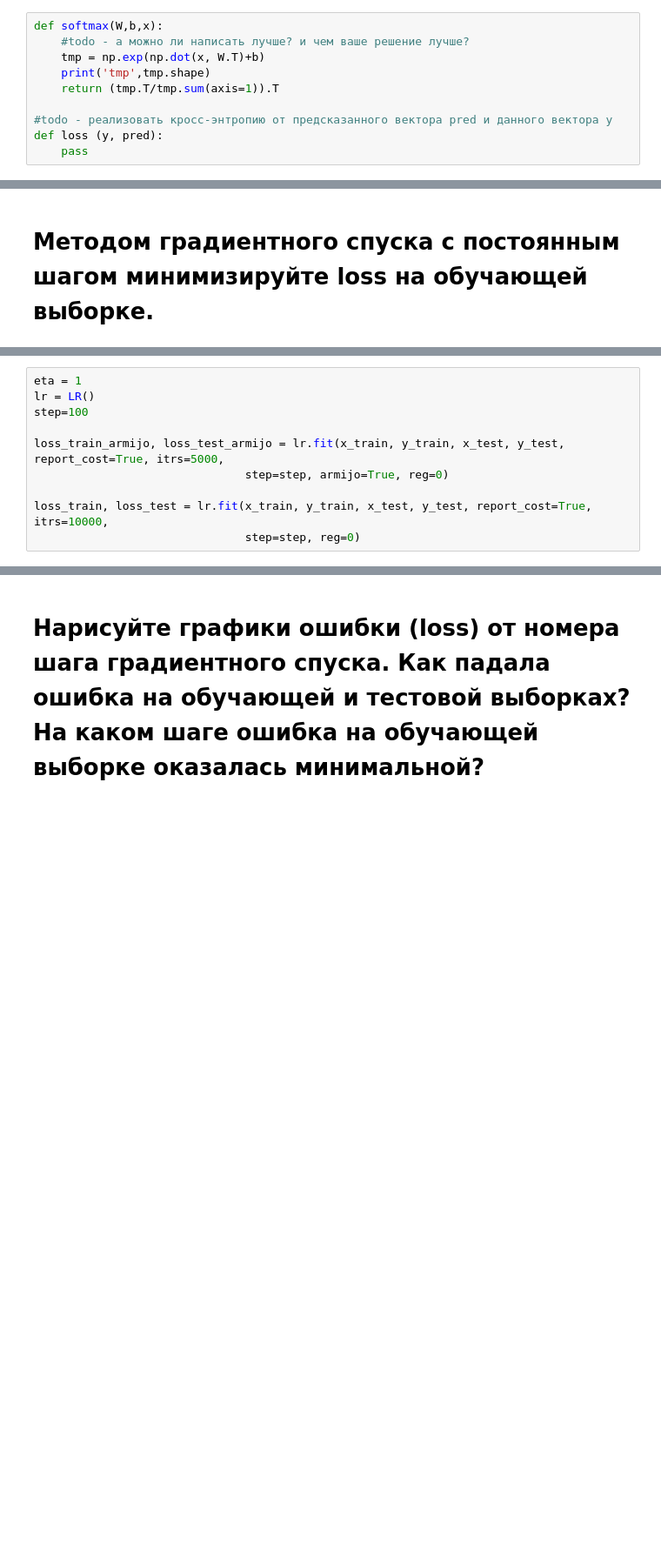
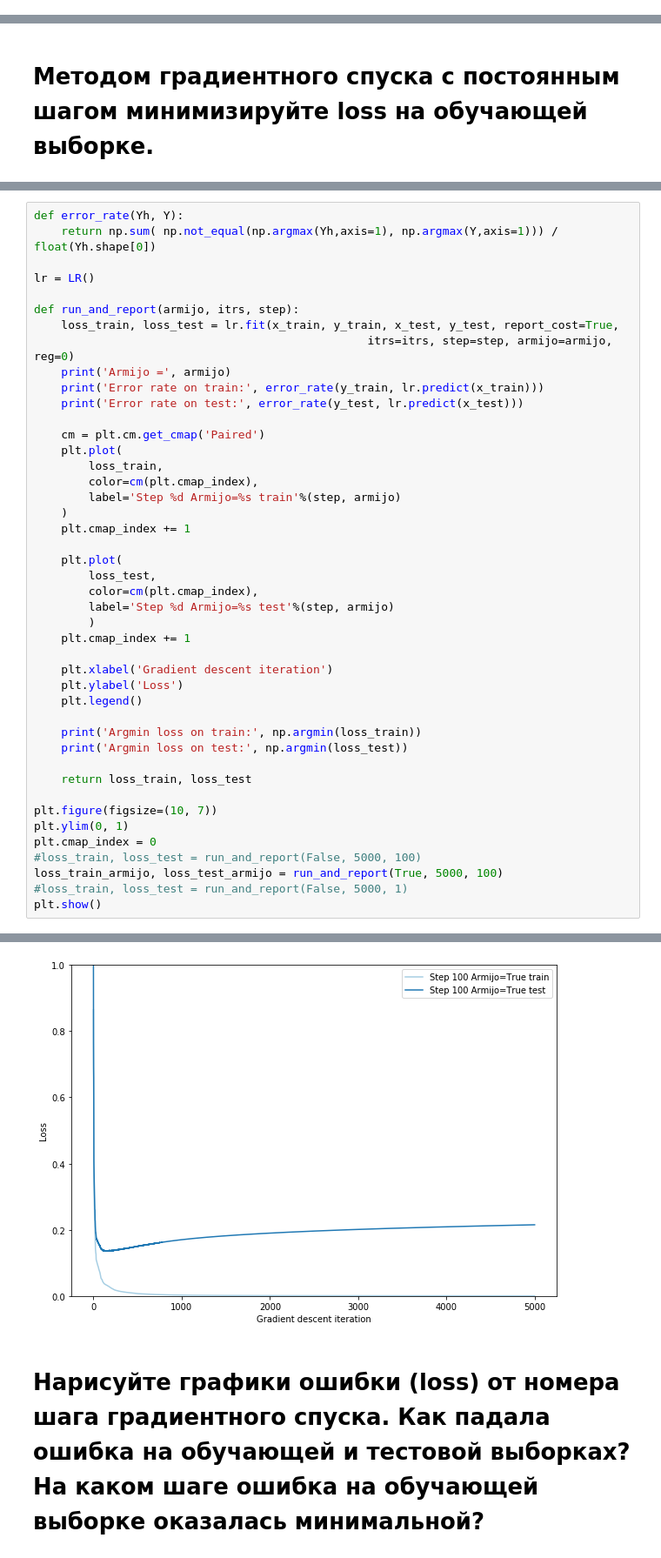
Before and after one commit to Wiki-fan/MIPT-all, a Jupyter notebook: prak2/solution.ipynb, the cells around one changed output, grey strips where cells are left out. Shown at 87% size. Saved outputs shown, nothing was run; the diff lists cells and outputs as text; blank space fills up the shorter version.

```diff
--- a/prak2/solution.ipynb
+++ b/prak2/solution.ipynb
@@ -101,15 +101,5 @@ $$
 и полученные значения будут как раз давать в сумме 1 и ими мы будем приближать вероятности.
 
 Оценивать качество нашей модели будем с помощью кросс-энтропии, см https://en.wikipedia.org/wiki/Cross_entropy
-# %%
-def softmax(W,b,x):
-    #todo - а можно ли написать лучше? и чем ваше решение лучше?
-    tmp = np.exp(np.dot(x, W.T)+b)
-    print('tmp',tmp.shape)
-    return (tmp.T/tmp.sum(axis=1)).T
-
-#todo - реализовать кросс-энтропию от предсказанного вектора pred и данного вектора y
-def loss (y, pred):
-    pass
 # %% [markdown]
 # В данной точке x нужно научиться считать градиент. Выведите правила и посчитайте градиент в точке. Для того, чтобы выбирать градиент по всем точкам, можно его усреднить.
@@ -201,10 +211,0 @@ class LR:
-# %%
-eta = 1
-lr = LR()
-step=100
-
-loss_train_armijo, loss_test_armijo = lr.fit(x_train, y_train, x_test, y_test, report_cost=True, itrs=5000,
-                               step=step, armijo=True, reg=0)
-
-loss_train, loss_test = lr.fit(x_train, y_train, x_test, y_test, report_cost=True, itrs=10000,
-                               step=step, reg=0)
@@ -226,0 +212,45 @@ print(error_rate(y_test, lr.predict(x_test)))
+# %%
+def error_rate(Yh, Y):
+    return np.sum( np.not_equal(np.argmax(Yh,axis=1), np.argmax(Y,axis=1))) / float(Yh.shape[0])
+
+lr = LR()
+
+def run_and_report(armijo, itrs, step):
+    loss_train, loss_test = lr.fit(x_train, y_train, x_test, y_test, report_cost=True,
+                                                 itrs=itrs, step=step, armijo=armijo, reg=0)
+    print('Armijo =', armijo)
+    print('Error rate on train:', error_rate(y_train, lr.predict(x_train)))
+    print('Error rate on test:', error_rate(y_test, lr.predict(x_test)))
+
+    cm = plt.cm.get_cmap('Paired')
+    plt.plot(
+        loss_train,
+        color=cm(plt.cmap_index),
+        label='Step %d Armijo=%s train'%(step, armijo)
+    )
+    plt.cmap_index += 1
+
+    plt.plot(
+        loss_test,
+        color=cm(plt.cmap_index),
+        label='Step %d Armijo=%s test'%(step, armijo)
+        )
+    plt.cmap_index += 1
+
+    plt.xlabel('Gradient descent iteration')
+    plt.ylabel('Loss')
+    plt.legend()
+
+    print('Argmin loss on train:', np.argmin(loss_train))
+    print('Argmin loss on test:', np.argmin(loss_test))
+
+    return loss_train, loss_test
+
+plt.figure(figsize=(10, 7))
+plt.ylim(0, 1)
+plt.cmap_index = 0
+#loss_train, loss_test = run_and_report(False, 5000, 100)
+loss_train_armijo, loss_test_armijo = run_and_report(True, 5000, 100)
+#loss_train, loss_test = run_and_report(False, 5000, 1)
+plt.show()
+# %% [output]
@@ -227,2 +265,3 @@ print(error_rate(y_test, lr.predict(x_test)))
+[figure, added]
 # %% [markdown]
 # Нарисуйте графики ошибки (loss) от номера шага градиентного спуска. Как падала ошибка на обучающей и тестовой выборках? На каком шаге ошибка на обучающей выборке оказалась минимальной?
```
Also changed, not shown: parts of 10 cells of this notebook.
